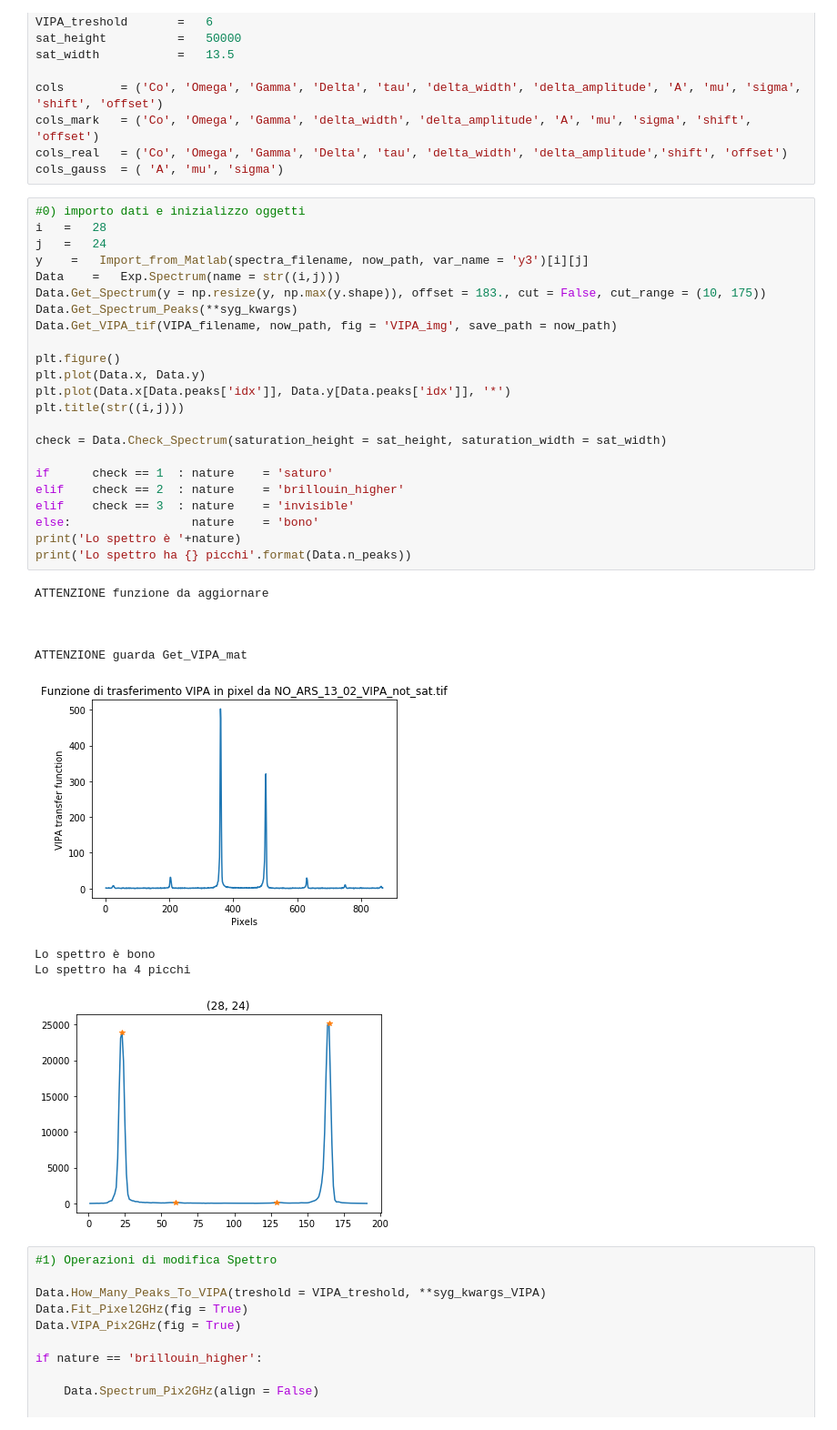
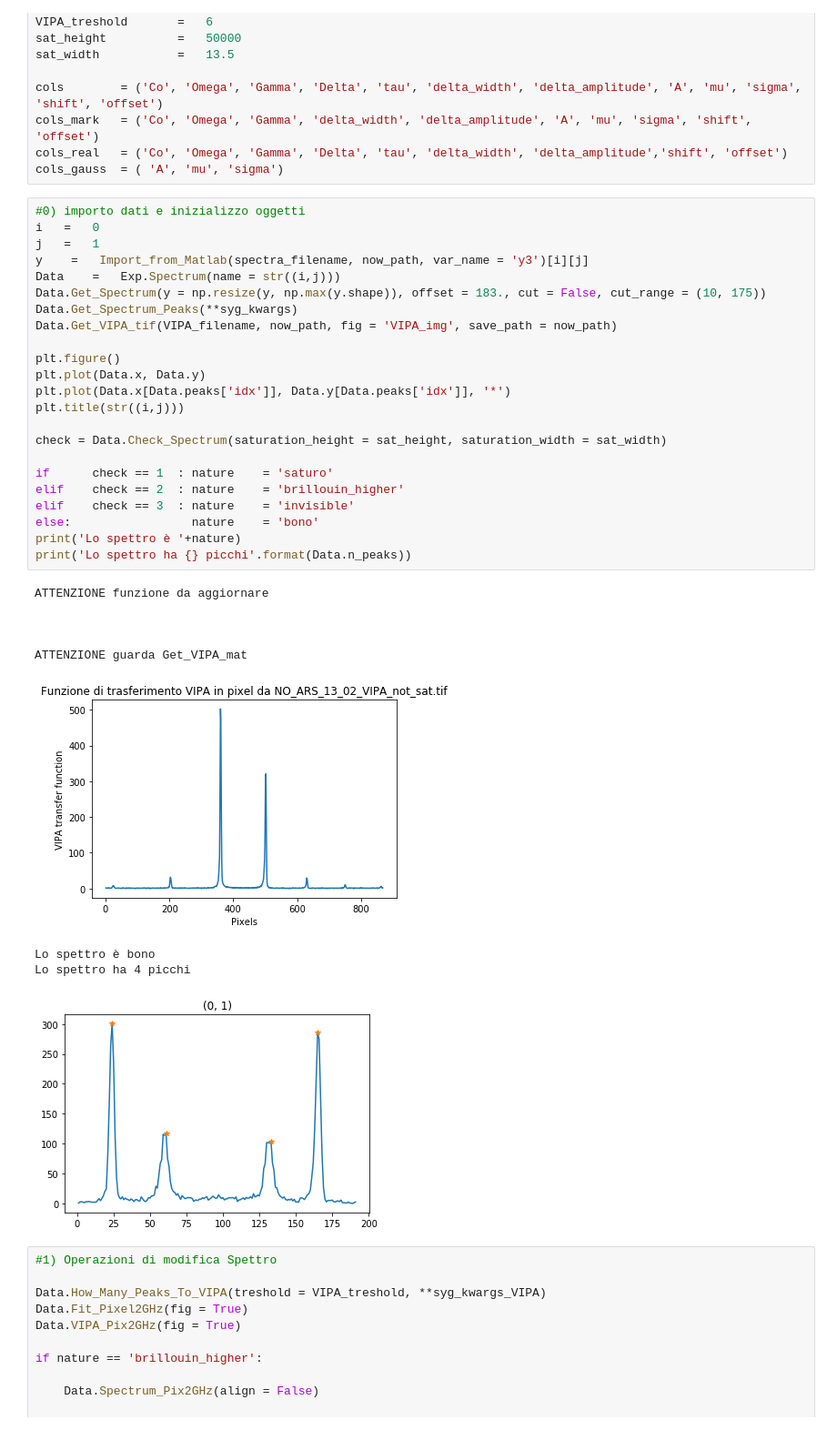
Before and after one commit to flautodipan/Python_Libraries, a Jupyter notebook: Experimentum_single.ipynb, the cells around one changed output. Shown at 91% size. Cells and saved outputs as stored; diff of their text form.

```diff
--- a/Experimentum_single.ipynb
+++ b/Experimentum_single.ipynb
@@ -36,37 +36,37 @@ cols_real   = ('Co', 'Omega', 'Gamma', 'Delta', 'tau', 'delta_width', 'delta_amp
 cols_gauss  = ( 'A', 'mu', 'sigma')
 # %%
 #0) importo dati e inizializzo oggetti
-i   =   28
-j   =   24
+i   =   0
+j   =   1
 y    =   Import_from_Matlab(spectra_filename, now_path, var_name = 'y3')[i][j]
 Data    =   Exp.Spectrum(name = str((i,j)))
 Data.Get_Spectrum(y = np.resize(y, np.max(y.shape)), offset = 183., cut = False, cut_range = (10, 175))
 Data.Get_Spectrum_Peaks(**syg_kwargs)
 Data.Get_VIPA_tif(VIPA_filename, now_path, fig = 'VIPA_img', save_path = now_path)
 
 plt.figure()
 plt.plot(Data.x, Data.y)
 plt.plot(Data.x[Data.peaks['idx']], Data.y[Data.peaks['idx']], '*')
 plt.title(str((i,j)))
 
 check = Data.Check_Spectrum(saturation_height = sat_height, saturation_width = sat_width)
 
 if      check == 1  : nature    = 'saturo'
 elif    check == 2  : nature    = 'brillouin_higher'
 elif    check == 3  : nature    = 'invisible'
 else:                 nature    = 'bono'
 print('Lo spettro è '+nature)
 print('Lo spettro ha {} picchi'.format(Data.n_peaks))
 # %% [output]
 ATTENZIONE funzione da aggiornare
 
 
 
 ATTENZIONE guarda Get_VIPA_mat
 [figure]
 Lo spettro è bono
 Lo spettro ha 4 picchi
-[figure, old version]
+[figure, new version]
 # %%
 #1) Operazioni di modifica Spettro
 
```
Also changed, not shown: 4 other files.
